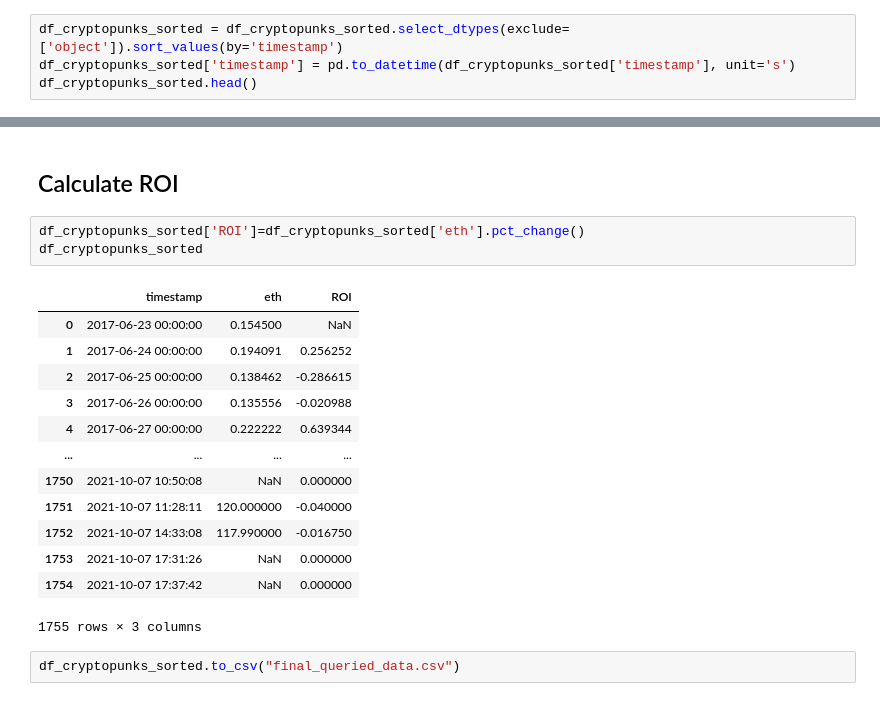
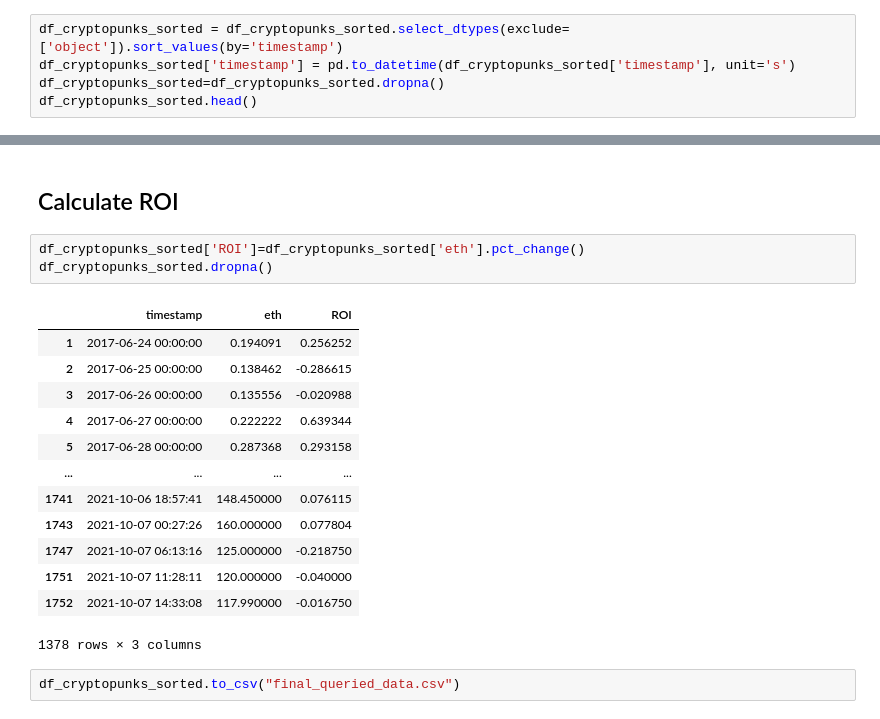
Before and after one commit to SunYutongAmber/portfolio, a Jupyter notebook: Final Project/code/Final_Project_Query_Cryptopunks_Data.ipynb, the cells around one changed output, grey strips where cells are left out. Cells and saved outputs as stored; diff of their text form.

```diff
--- a/Final Project/code/Final_Project_Query_Cryptopunks_Data.ipynb
+++ b/Final Project/code/Final_Project_Query_Cryptopunks_Data.ipynb
@@ -171,6 +171,7 @@ df_cryptopunks_sorted = df_cryptopunks_sorted.reset_index(drop=False)
 # %%
 df_cryptopunks_sorted = df_cryptopunks_sorted.select_dtypes(exclude=['object']).sort_values(by='timestamp')
 df_cryptopunks_sorted['timestamp'] = pd.to_datetime(df_cryptopunks_sorted['timestamp'], unit='s')
+df_cryptopunks_sorted=df_cryptopunks_sorted.dropna()
 df_cryptopunks_sorted.head()
 # %% [output]
 |  | timestamp | eth |
@@ -183,21 +184,21 @@ df_cryptopunks_sorted.head()
 ## Calculate ROI
 # %%
 df_cryptopunks_sorted['ROI']=df_cryptopunks_sorted['eth'].pct_change()
-df_cryptopunks_sorted
+df_cryptopunks_sorted.dropna()
 # %% [output]
 |  | timestamp | eth | ROI |
-| 0 | 2017-06-23 00:00:00 | 0.154500 | NaN |
 | 1 | 2017-06-24 00:00:00 | 0.194091 | 0.256252 |
 | 2 | 2017-06-25 00:00:00 | 0.138462 | -0.286615 |
 | 3 | 2017-06-26 00:00:00 | 0.135556 | -0.020988 |
 | 4 | 2017-06-27 00:00:00 | 0.222222 | 0.639344 |
+| 5 | 2017-06-28 00:00:00 | 0.287368 | 0.293158 |
 | ... | ... | ... | ... |
-| 1750 | 2021-10-07 10:50:08 | NaN | 0.000000 |
+| 1741 | 2021-10-06 18:57:41 | 148.450000 | 0.076115 |
+| 1743 | 2021-10-07 00:27:26 | 160.000000 | 0.077804 |
+| 1747 | 2021-10-07 06:13:16 | 125.000000 | -0.218750 |
 | 1751 | 2021-10-07 11:28:11 | 120.000000 | -0.040000 |
 | 1752 | 2021-10-07 14:33:08 | 117.990000 | -0.016750 |
-| 1753 | 2021-10-07 17:31:26 | NaN | 0.000000 |
-| 1754 | 2021-10-07 17:37:42 | NaN | 0.000000 |
-1755 rows × 3 columns
+1378 rows × 3 columns
 # %%
 df_cryptopunks_sorted.to_csv("final_queried_data.csv")
 # %% [markdown]
```
Also changed, not shown: parts of 2 cells of this notebook.
